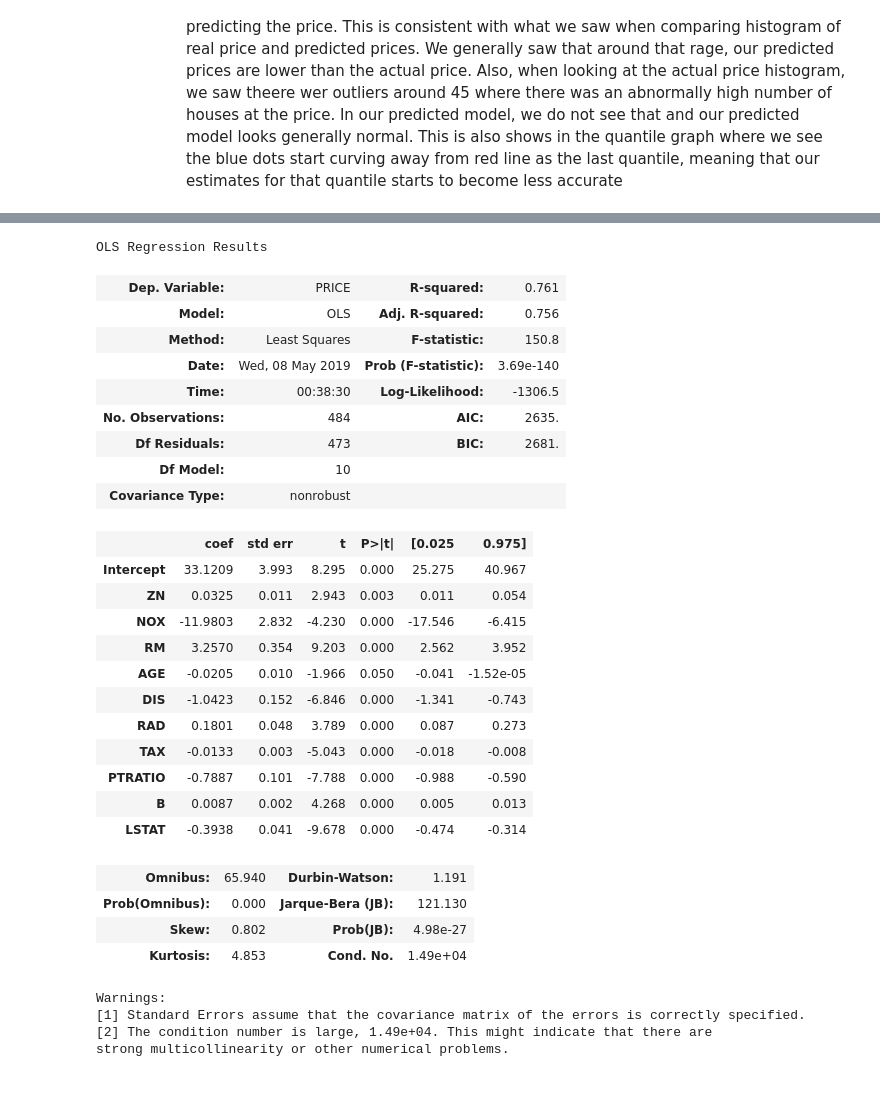
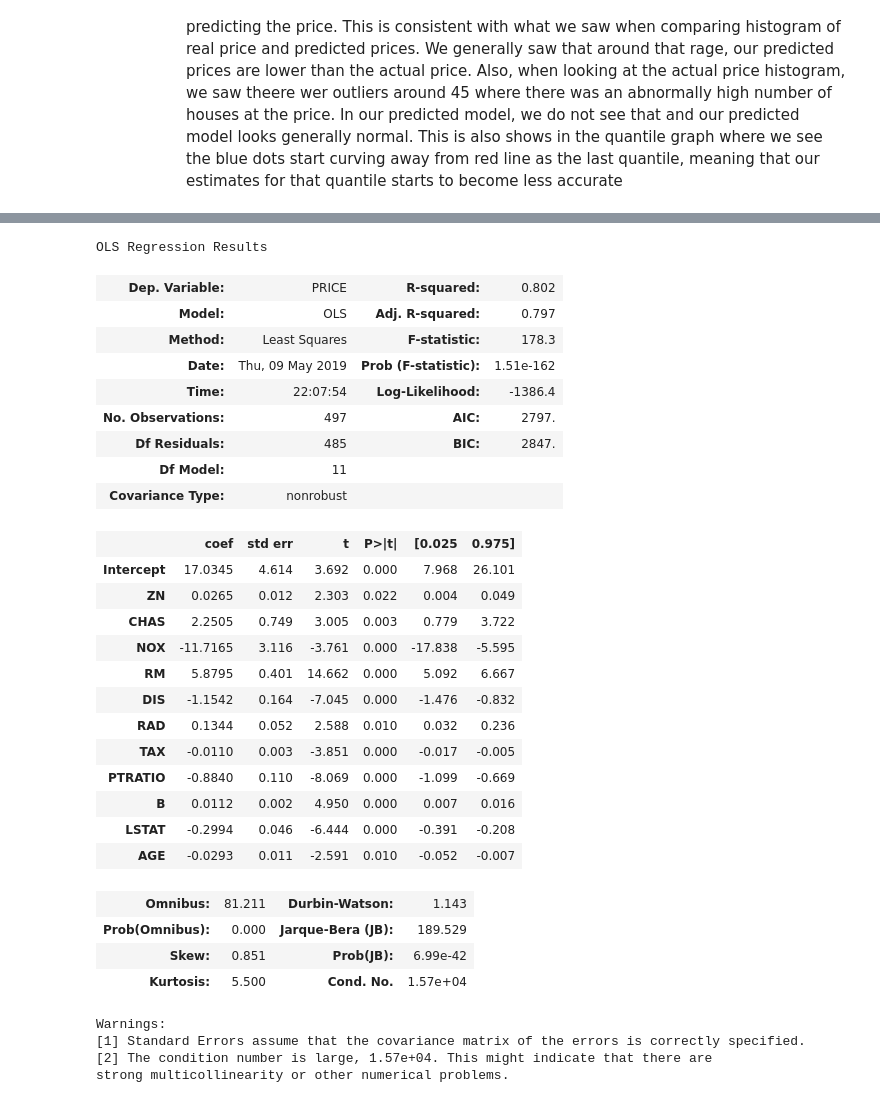
Before and after one commit to sv650s/springboard, a Jupyter notebook: aic-8_1_3-linear-regression-mini-project/Mini_Project_Linear_Regression.ipynb, the cells around one changed output, grey strips where cells are left out. Saved outputs shown, nothing was run; the diff lists cells and outputs as text; code cells hidden in the pictures.

```diff
--- a/aic-8_1_3-linear-regression-mini-project/Mini_Project_Linear_Regression.ipynb
+++ b/aic-8_1_3-linear-regression-mini-project/Mini_Project_Linear_Regression.ipynb
@@ -1202,0 +1193,7 @@ sm.graphics.influence_plot(m_all)
+# %%
+# let's look at the data points for the outliers
+outlier_index = [225, 287, 367, 364, 365, 369, 371, 372, 368]
+print(m_all.summary())
+print(bos.describe())
+print("\noutliers")
+print(bos.iloc[outlier_index])
@@ -1203,8 +1239,13 @@ sm.graphics.influence_plot(m_all)
 # %%
 # Remove the outliers and high leverage points from your model and run the regression again.
 # How do the results change?
-bos_nooutliers = bos[(bos.PRICE <= 45)]
+
+# removing outliers from above but keep all variables
+bos_nooutliers = bos.drop(index=outlier_index, axis=0)
 m_nooutliers = ols("PRICE ~ ZN + INDUS + CHAS + NOX + RM + AGE + DIS + RAD + TAX + PTRATIO + B + LSTAT",
                    bos_nooutliers).fit()
+print("\nStats with Outliers:")
+print(m_all.summary())
+print("\n\nStats without Outliers:")
 m_nooutliers.summary()
 # %% [output]
@@ -1312,36 +1362,37 @@ ESS - without outliers 19992.266466985
 # %%
-# let's run the modle without INDUS and CHAS
-m_noinduschas = ols("PRICE ~ ZN + NOX + RM + AGE + DIS + RAD + TAX + PTRATIO + B + LSTAT",
+# let's run the modle without INDUS and ZN
+m_noinduszn = ols("PRICE ~ ZN + CHAS + NOX + RM + DIS + RAD + TAX + PTRATIO + B + LSTAT + AGE",
                    bos_nooutliers).fit()
-m_noinduschas.summary()
+m_noinduszn.summary()
 # %% [output]
 OLS Regression Results
-| Dep. Variable: | PRICE | R-squared: | 0.761 |
-| Model: | OLS | Adj. R-squared: | 0.756 |
-| Method: | Least Squares | F-statistic: | 150.8 |
-| Date: | Wed, 08 May 2019 | Prob (F-statistic): | 3.69e-140 |
-| Time: | 00:38:30 | Log-Likelihood: | -1306.5 |
-| No. Observations: | 484 | AIC: | 2635. |
-| Df Residuals: | 473 | BIC: | 2681. |
-| Df Model: | 10 |  |  |
+| Dep. Variable: | PRICE | R-squared: | 0.802 |
+| Model: | OLS | Adj. R-squared: | 0.797 |
+| Method: | Least Squares | F-statistic: | 178.3 |
+| Date: | Thu, 09 May 2019 | Prob (F-statistic): | 1.51e-162 |
+| Time: | 22:07:54 | Log-Likelihood: | -1386.4 |
+| No. Observations: | 497 | AIC: | 2797. |
+| Df Residuals: | 485 | BIC: | 2847. |
+| Df Model: | 11 |  |  |
 | Covariance Type: | nonrobust |  |  |
 |  | coef | std err | t | P>|t| | [0.025 | 0.975] |
-| Intercept | 33.1209 | 3.993 | 8.295 | 0.000 | 25.275 | 40.967 |
-| ZN | 0.0325 | 0.011 | 2.943 | 0.003 | 0.011 | 0.054 |
-| NOX | -11.9803 | 2.832 | -4.230 | 0.000 | -17.546 | -6.415 |
-| RM | 3.2570 | 0.354 | 9.203 | 0.000 | 2.562 | 3.952 |
-| AGE | -0.0205 | 0.010 | -1.966 | 0.050 | -0.041 | -1.52e-05 |
-| DIS | -1.0423 | 0.152 | -6.846 | 0.000 | -1.341 | -0.743 |
-| RAD | 0.1801 | 0.048 | 3.789 | 0.000 | 0.087 | 0.273 |
-| TAX | -0.0133 | 0.003 | -5.043 | 0.000 | -0.018 | -0.008 |
-| PTRATIO | -0.7887 | 0.101 | -7.788 | 0.000 | -0.988 | -0.590 |
-| B | 0.0087 | 0.002 | 4.268 | 0.000 | 0.005 | 0.013 |
-| LSTAT | -0.3938 | 0.041 | -9.678 | 0.000 | -0.474 | -0.314 |
+| Intercept | 17.0345 | 4.614 | 3.692 | 0.000 | 7.968 | 26.101 |
+| ZN | 0.0265 | 0.012 | 2.303 | 0.022 | 0.004 | 0.049 |
+| CHAS | 2.2505 | 0.749 | 3.005 | 0.003 | 0.779 | 3.722 |
+| NOX | -11.7165 | 3.116 | -3.761 | 0.000 | -17.838 | -5.595 |
+| RM | 5.8795 | 0.401 | 14.662 | 0.000 | 5.092 | 6.667 |
+| DIS | -1.1542 | 0.164 | -7.045 | 0.000 | -1.476 | -0.832 |
+| RAD | 0.1344 | 0.052 | 2.588 | 0.010 | 0.032 | 0.236 |
+| TAX | -0.0110 | 0.003 | -3.851 | 0.000 | -0.017 | -0.005 |
+| PTRATIO | -0.8840 | 0.110 | -8.069 | 0.000 | -1.099 | -0.669 |
+| B | 0.0112 | 0.002 | 4.950 | 0.000 | 0.007 | 0.016 |
+| LSTAT | -0.2994 | 0.046 | -6.444 | 0.000 | -0.391 | -0.208 |
+| AGE | -0.0293 | 0.011 | -2.591 | 0.010 | -0.052 | -0.007 |
-| Omnibus: | 65.940 | Durbin-Watson: | 1.191 |
-| Prob(Omnibus): | 0.000 | Jarque-Bera (JB): | 121.130 |
-| Skew: | 0.802 | Prob(JB): | 4.98e-27 |
-| Kurtosis: | 4.853 | Cond. No. | 1.49e+04 |
+| Omnibus: | 81.211 | Durbin-Watson: | 1.143 |
+| Prob(Omnibus): | 0.000 | Jarque-Bera (JB): | 189.529 |
+| Skew: | 0.851 | Prob(JB): | 6.99e-42 |
+| Kurtosis: | 5.500 | Cond. No. | 1.57e+04 |
 Warnings:
 [1] Standard Errors assume that the covariance matrix of the errors is correctly specified.
-[2] The condition number is large, 1.49e+04. This might indicate that there are
+[2] The condition number is large, 1.57e+04. This might indicate that there are
 strong multicollinearity or other numerical problems.
```
Also changed, not shown: parts of 29 cells of this notebook.
